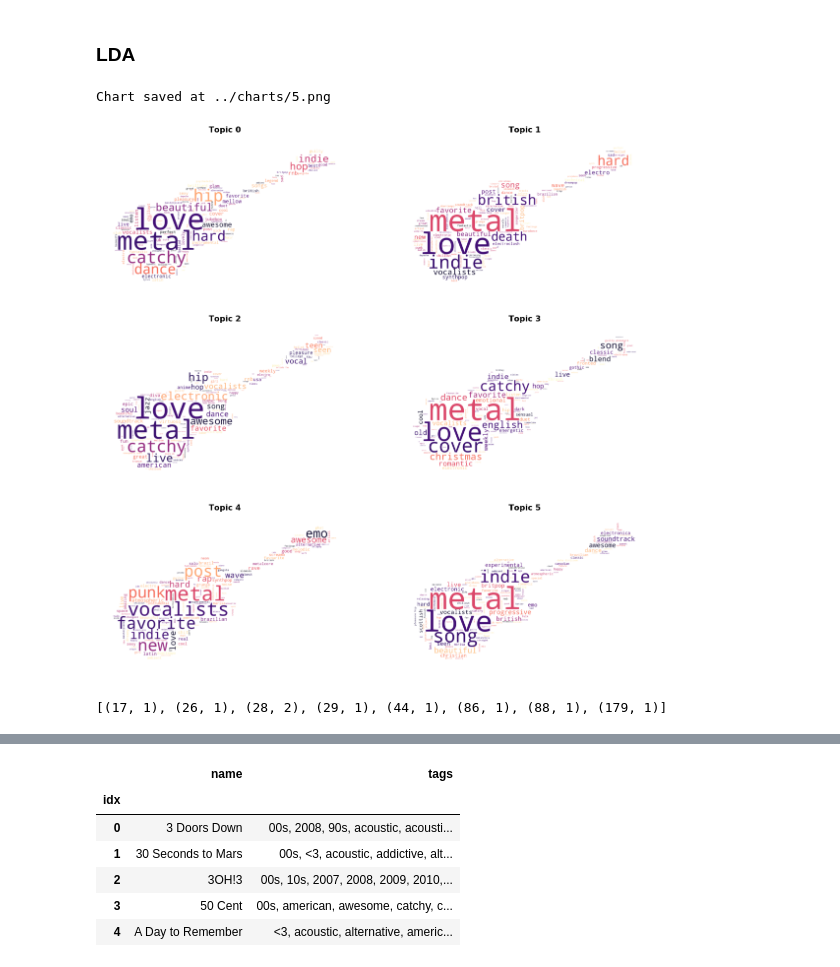
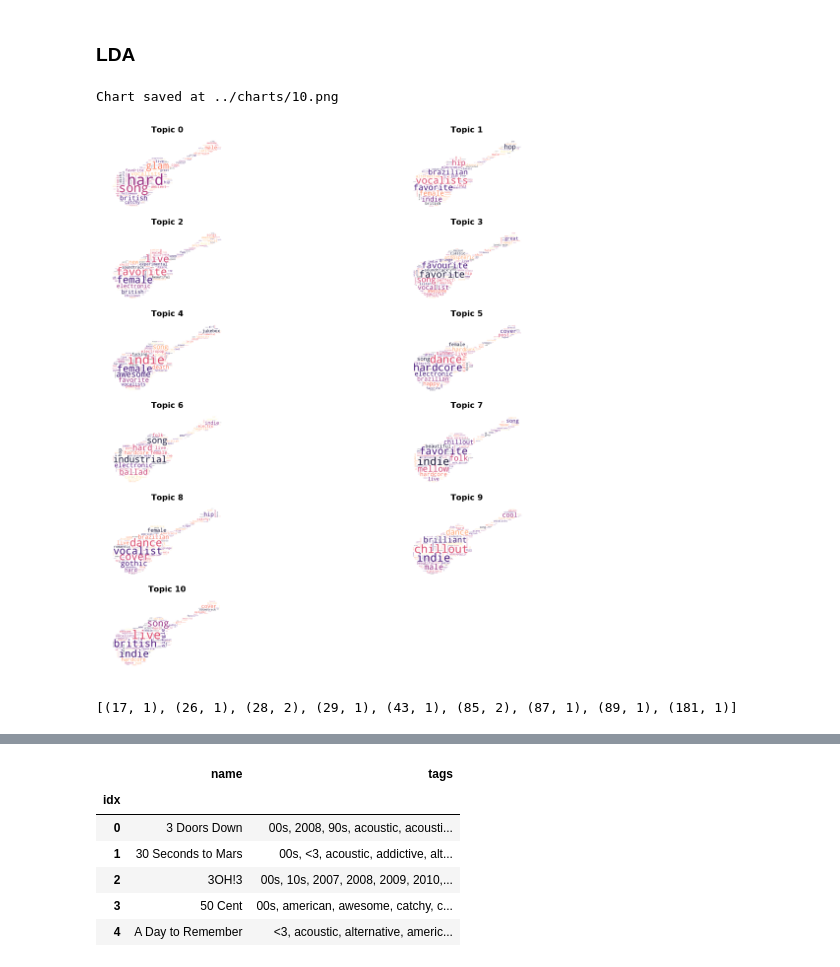
Before and after one commit to cipher813/recommender_system, a Jupyter notebook: notebooks/LastFM_Recommender_Genre_LDA.ipynb, the cells around one changed output, grey strips where cells are left out. Cells and saved outputs as stored; diff of their text form; code cells hidden in the pictures.

```diff
--- a/notebooks/LastFM_Recommender_Genre_LDA.ipynb
+++ b/notebooks/LastFM_Recommender_Genre_LDA.ipynb
@@ -60,16 +60,32 @@ tag_data.shape
 ### Assumptions
 # %%
 data = tag_data.tags
-n_topics = 6
+n_topics = 11
 seed = 42
 ngram_range = (1,3)
 ncols = 2
 
 sw = set(STOPWORDS)
 
-adds = ['rock','pop','hardcore','vocalist','male','female']
+adds = ['rock','pop','love','metal']
 for word in adds:
     sw.add(word)
+# %%
+def generate_wordcloud(text):
+    mask=np.array(Image.open(path.join(CWD,'data/guitar_mask.png')))
+
+    wc = WordCloud(background_color='white',
+                          max_words=2000,
+                          mask=mask,
+                          random_state=seed,
+                          colormap='magma',
+                          stopwords=sw)
+    wc.generate(text)
+
+    plt.imshow(wc, interpolation="bilinear")
+    plt.axis("off")
+    title = "Topic {}".format(i)
+    plt.title(title,fontweight='bold',fontsize=16)
 # %% [markdown]
 ### LDA
 # %%
@@ -85,33 +101,36 @@ from gensim import corpora
 # %%
 fig = plt.figure(figsize=(20,20))
 topics_dict = {}
-count_vectorizer = CountVectorizer(ngram_range=ngram_range,  stop_words='english', max_df=0.02, token_pattern="\\b[a-z][a-z]+\\b")
+count_vectorizer = CountVectorizer(ngram_range=ngram_range,
+                                   stop_words='english',
+                                   max_df=0.02,
+                                   token_pattern="\\b[a-z][a-z]+\\b")
 count_vectorizer.fit(data)
 counts = count_vectorizer.transform(data).transpose()
 corpus = matutils.Sparse2Corpus(counts)
 id2word = dict((v, k) for k, v in count_vectorizer.vocabulary_.items())
-lda = models.LdaModel(corpus=corpus, num_topics=n_topics, id2word=id2word, passes=10) # minimum_probability=0.03,
+lda = models.LdaModel(corpus=corpus, num_topics=n_topics, id2word=id2word) # minimum_probability=0.03,
 lda_corpus = lda[corpus]
 lda_docs = [doc for doc in lda_corpus]
 topics = lda.print_topics(num_words=200)
-# i = 0
+i = 0 # for plotting
 for topic in topics:
 #     print(topic)
     topics_dict[topic[0]] = lda_docs # , lda.log_perplexity
     nrows = math.ceil(n_topics / ncols)
     ax = fig.add_subplot(nrows,ncols,i+1)
     topics_dict[topic[0]] = topic
     title = " Topic: " + str(topic[0])
     filepath = '../charts/' + str(topic[0]) + '.png'
 
     generate_wordcloud(topic[1])
 
-#     i+=1
+    i+=1
 plt.savefig(filepath)
 print("Chart saved at {}".format(filepath))
 # %% [output]
-Chart saved at ../charts/5.png
+Chart saved at ../charts/10.png
-[figure, old version]
+[figure, new version]
 # %%
 from nltk import word_tokenize
 import re
@@ -141,7 +160,7 @@ corpus = [dictionary.doc2bow(text) for text in tokenized_data]
 # %%
 print(corpus[20])
 # %% [output]
-[(17, 1), (26, 1), (28, 2), (29, 1), (44, 1), (86, 1), (88, 1), (179, 1)]
+[(17, 1), (26, 1), (28, 2), (29, 1), (43, 1), (85, 2), (87, 1), (89, 1), (181, 1)]
 # %%
 lda_model = models.LdaModel(corpus=corpus, num_topics=n_topics, id2word=dictionary)
 # %%
```
Also changed, not shown: parts of 4 cells of this notebook, 3 other files.
